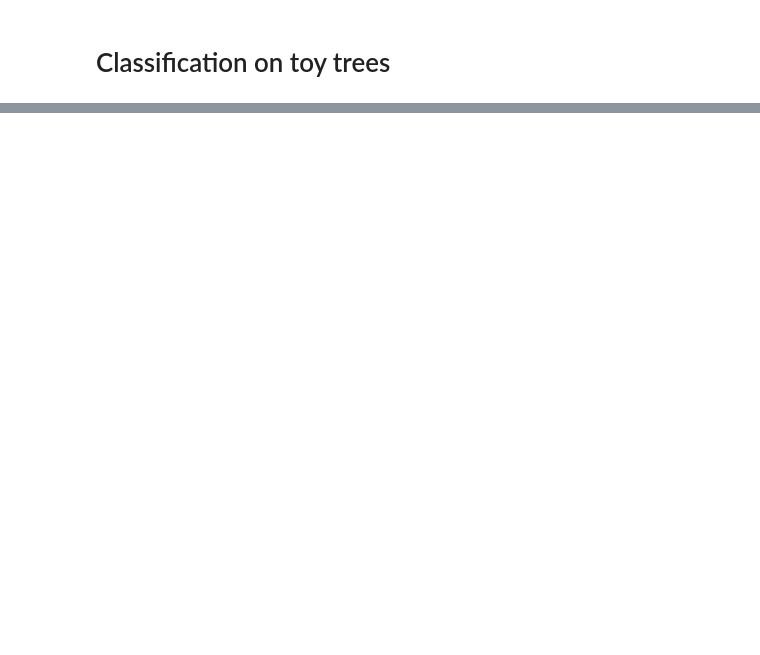
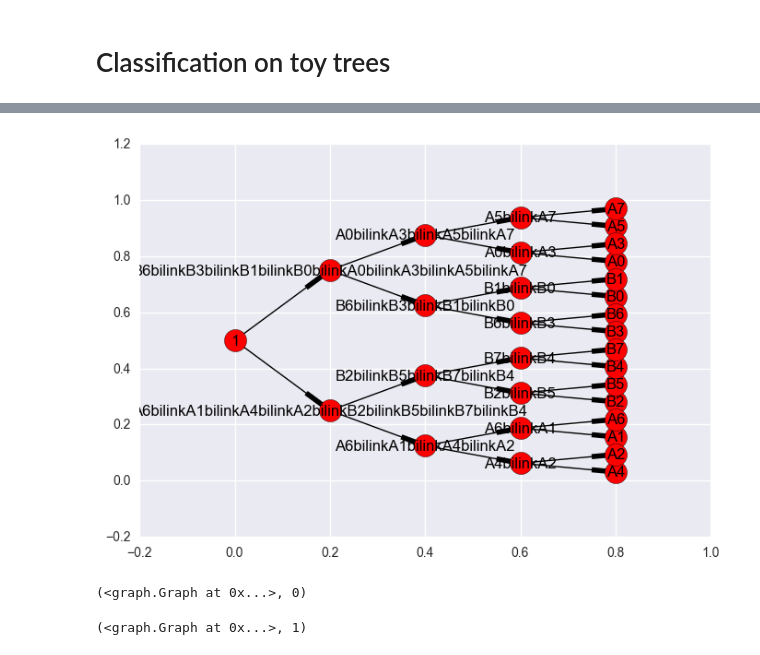
Before and after one commit to tvayer/gwtest, a Jupyter notebook: classif_toys_trees.ipynb, the cells around one changed output, grey strips where cells are left out. Saved outputs shown, nothing was run; the diff lists cells and outputs as text; code cells hidden in the pictures; blank space fills up the shorter version.

Commit message:
Toy examples on trees

```diff
--- a/classif_toys_trees.ipynb
+++ b/classif_toys_trees.ipynb
@@ -106,0 +24,6 @@ g.display_graph(T,pos=g.hierarchy_pos(g3,1,rotate=True))
+# %%
+graph=generate_binary_gaussian_tree(3,coupling='nocross')
+# %%
+graph.display_graph(graph.tree,pos=graph.hierarchy_pos(graph.nx_graph,1,rotate=True))
+# %% [output]
+[figure, added]
@@ -106,0 +36,8 @@ g.display_graph(T,pos=g.hierarchy_pos(g3,1,rotate=True))
+# %%
+x_train[0],y_train[0]
+# %% [output]
+(<graph.Graph at 0x...>, 0)
+# %%
+x_train[1],y_train[1]
+# %% [output]
+(<graph.Graph at 0x...>, 1)
```
Also changed, not shown: parts of 70 cells of this notebook, 3 other files.
